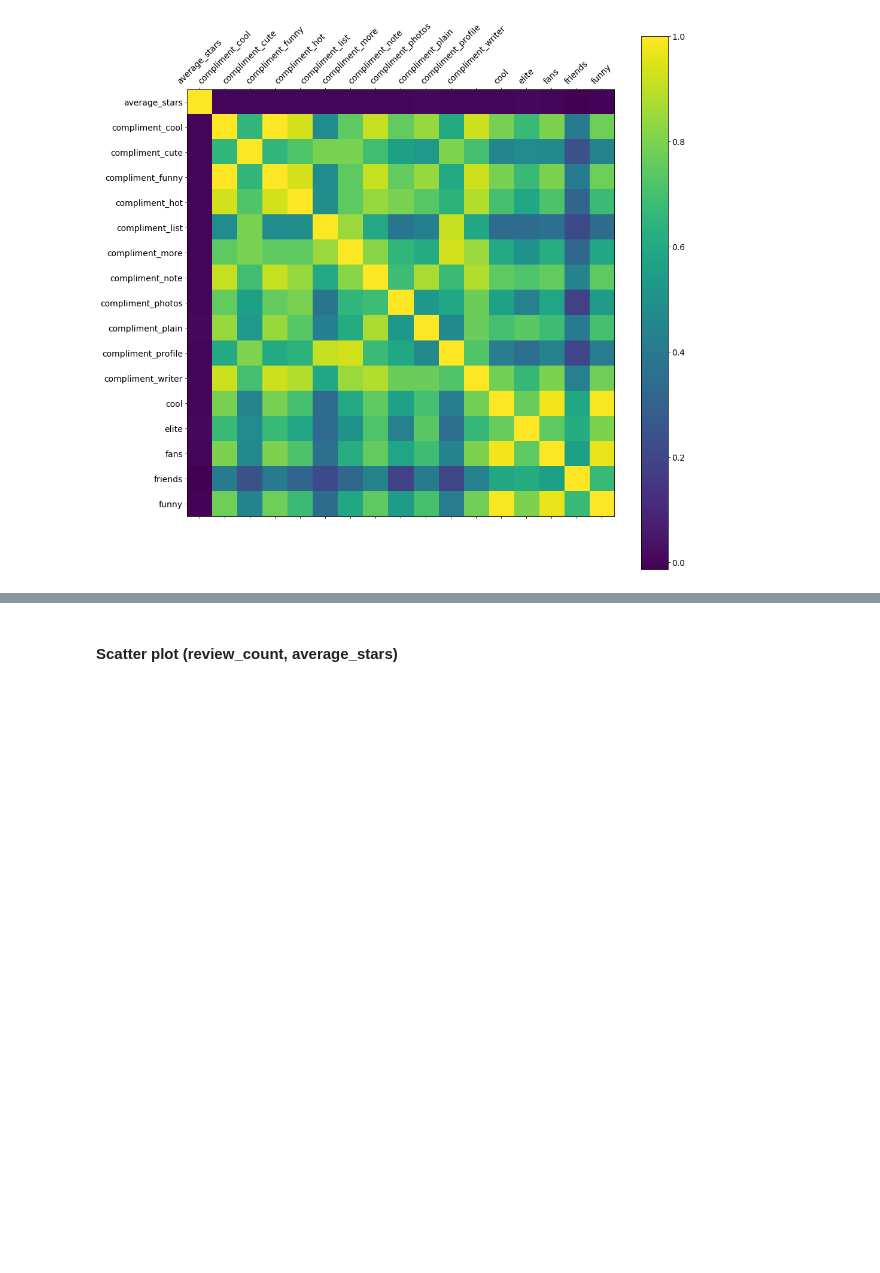
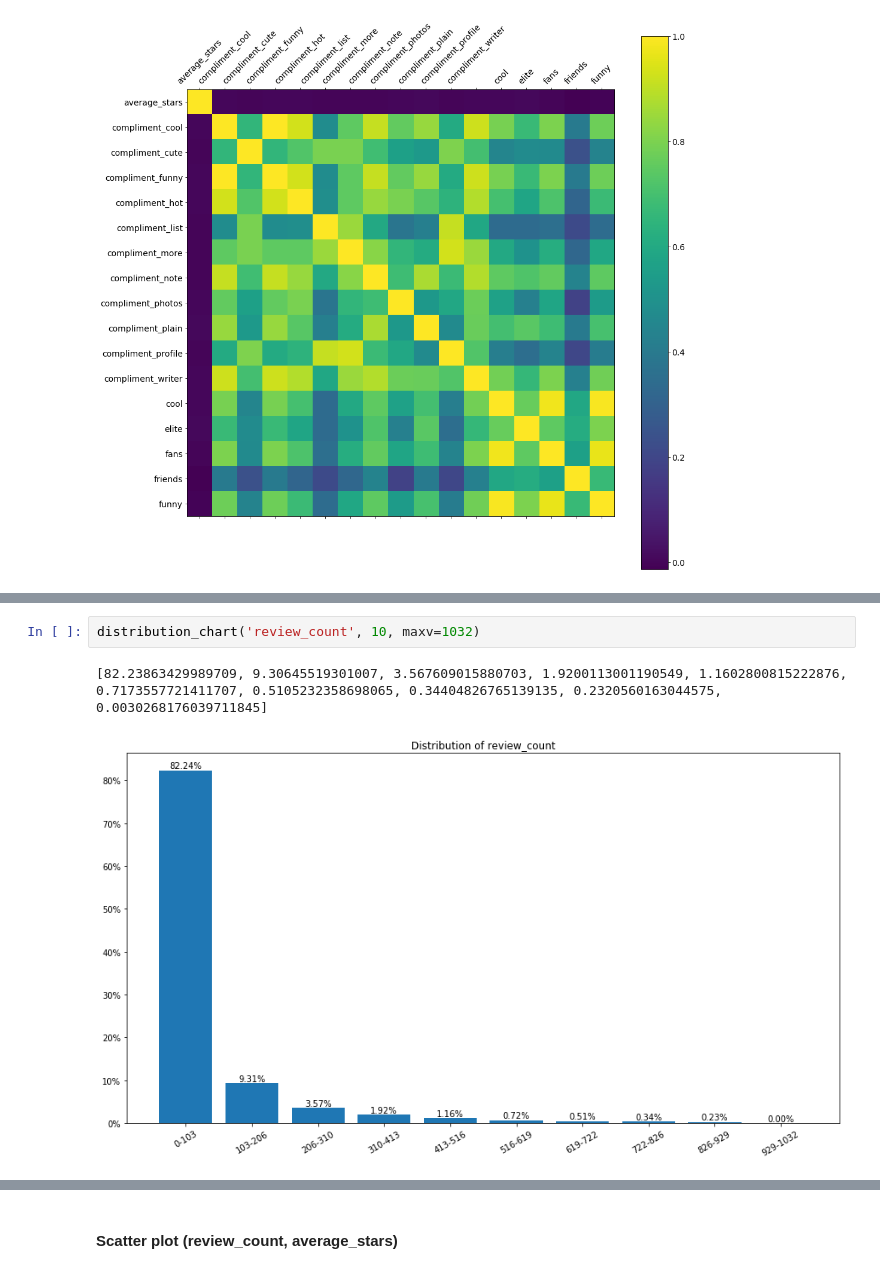
Before and after one commit to lorenzovngl/analysis-of-yelp-open-dataset, a Jupyter notebook: notebooks/user.ipynb, the cells around one changed output, grey strips where cells are left out. Drawn from its saved outputs; the diff is of its cells as text; blank space fills up the shorter version.

```diff
--- a/notebooks/user.ipynb
+++ b/notebooks/user.ipynb
@@ -91,0 +99,5 @@ plt.show()
+# %%
+distribution_chart('review_count', 10, maxv=1032)
+# %% [output]
+[82.23863429989709, 9.30645519301007, 3.567609015880703, 1.9200113001190549, 1.1602800815222876, 0.7173557721411707, 0.5105232358698065, 0.34404826765139135, 0.2320560163044575, 0.0030268176039711845]
+[figure, added]
```
Also changed, not shown: parts of 7 cells of this notebook.
